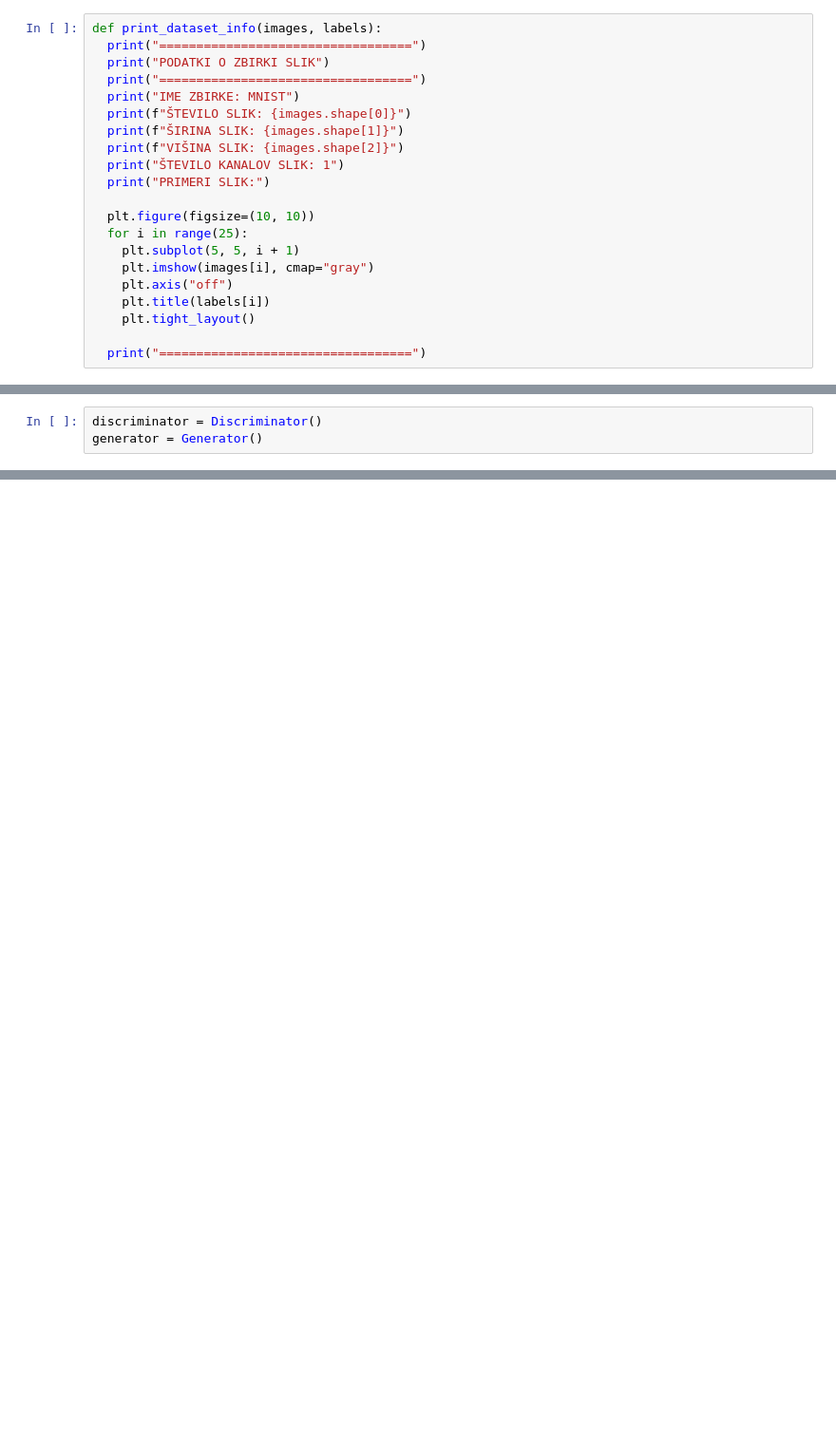
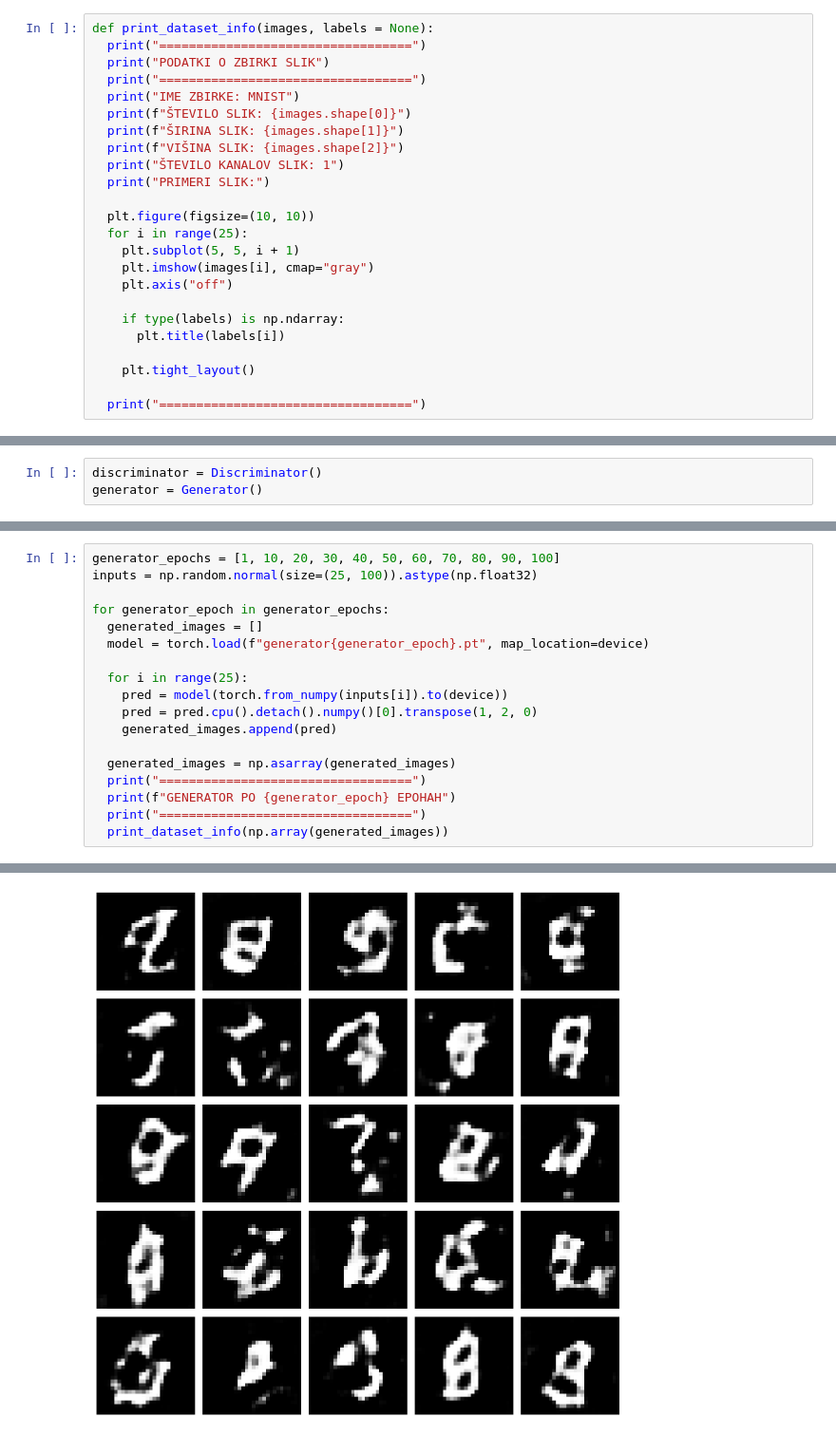
Before and after one commit to qlabfgerka/generative-models, a Jupyter notebook: generative-models.ipynb, the cells around one changed output, grey strips where cells are left out. Shown: that part at 95% size. Cells and saved outputs as stored; diff of their text form; blank space fills up the shorter version.

```diff
--- a/generative-models.ipynb
+++ b/generative-models.ipynb
@@ -108,5 +167,5 @@ def expand(images):
 # %%
-def print_dataset_info(images, labels):
+def print_dataset_info(images, labels = None):
   print("==================================")
   print("PODATKI O ZBIRKI SLIK")
   print("==================================")
@@ -122,7 +181,10 @@ def print_dataset_info(images, labels):
     plt.subplot(5, 5, i + 1)
     plt.imshow(images[i], cmap="gray")
     plt.axis("off")
-    plt.title(labels[i])
+
+    if type(labels) is np.ndarray:
+      plt.title(labels[i])
+
     plt.tight_layout()
 
   print("==================================")
@@ -208,0 +384,19 @@ display_image(pred, 'output', 'gray')
+# %%
+generator_epochs = [1, 10, 20, 30, 40, 50, 60, 70, 80, 90, 100]
+inputs = np.random.normal(size=(25, 100)).astype(np.float32)
+
+for generator_epoch in generator_epochs:
+  generated_images = []
+  model = torch.load(f"generator{generator_epoch}.pt", map_location=device)
+
+  for i in range(25):
+    pred = model(torch.from_numpy(inputs[i]).to(device))
+    pred = pred.cpu().detach().numpy()[0].transpose(1, 2, 0)
+    generated_images.append(pred)
+
+  generated_images = np.asarray(generated_images)
+  print("==================================")
+  print(f"GENERATOR PO {generator_epoch} EPOHAH")
+  print("==================================")
+  print_dataset_info(np.array(generated_images))
+# %% [output]
@@ -208,0 +420 @@ display_image(pred, 'output', 'gray')
+[figure, added]
```
Also changed, not shown: parts of 24 cells of this notebook.
